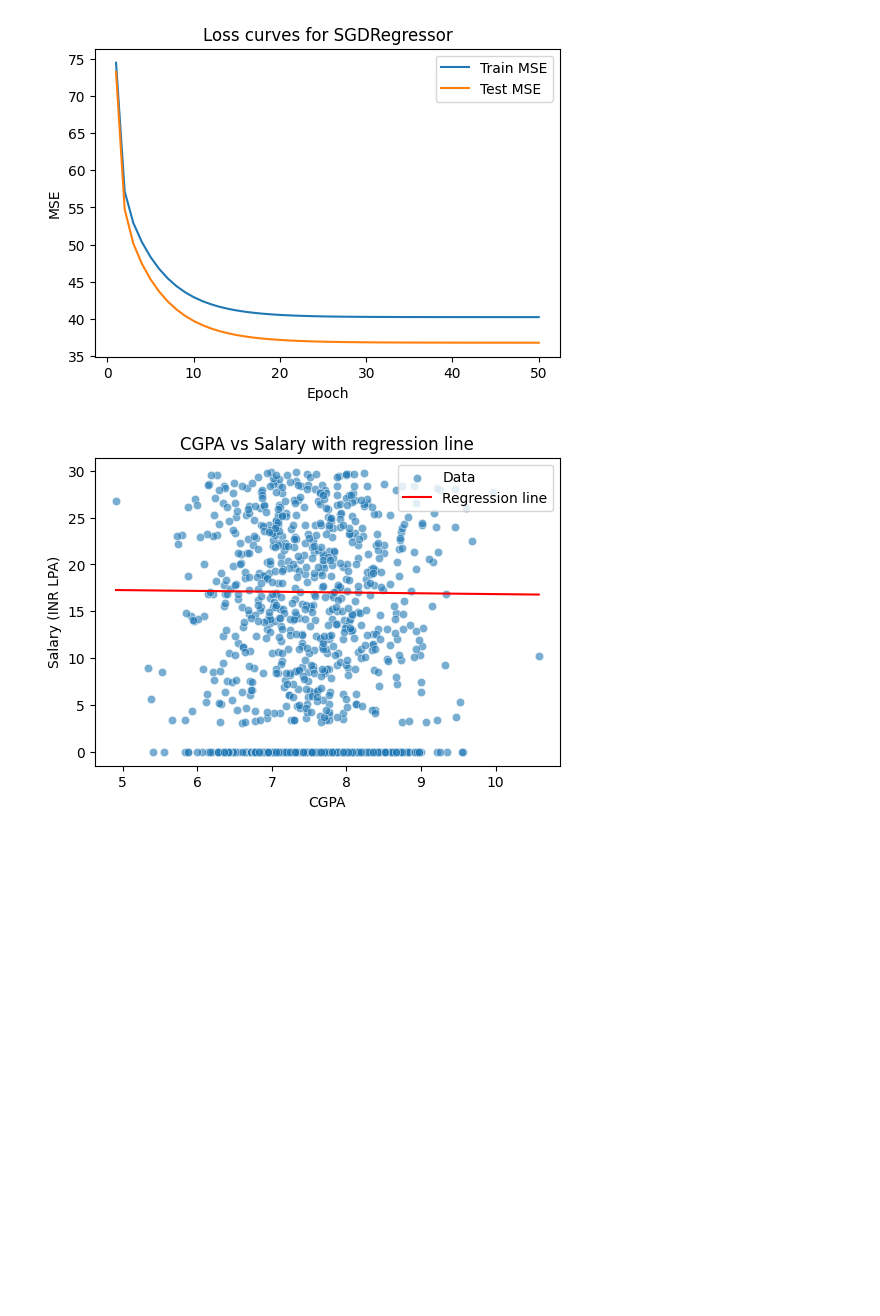
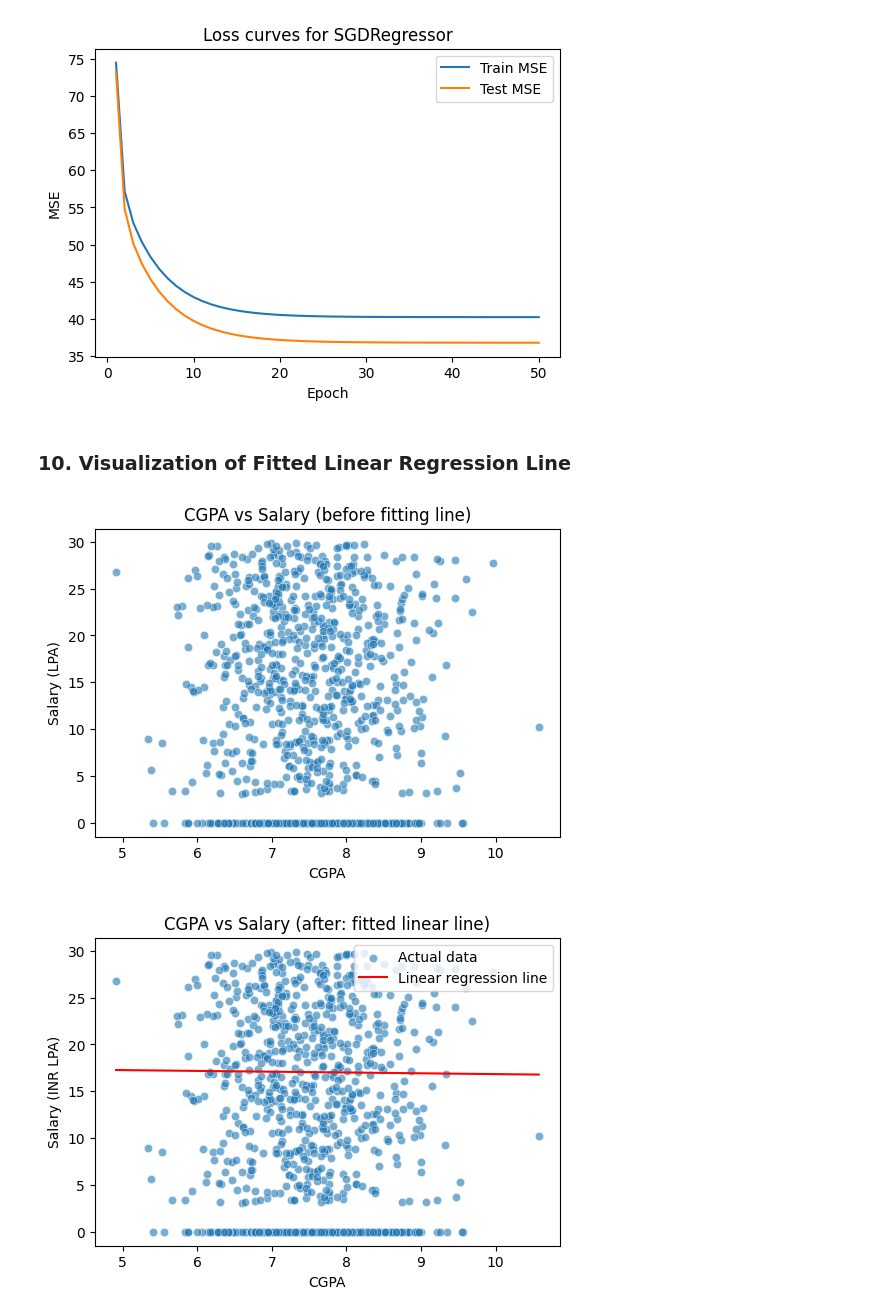
Before and after one commit to alusamuel/linear_regression_model, a Jupyter notebook: summative/linear_regression/multivariate.ipynb, the cells around one changed output. Drawn from its saved outputs; the diff is of its cells as text; code cells hidden in the pictures; blank space fills up the shorter version.

Commit message:
Update training notebook and model artifact

```diff
--- a/summative/linear_regression/multivariate.ipynb
+++ b/summative/linear_regression/multivariate.ipynb
@@ -104,0 +182,24 @@ mse_train_lr, mse_test_lr, r2_train_lr, r2_test_lr
+# %%
+models = {
+    "linreg": LinearRegression(),
+    "dt": DecisionTreeRegressor(random_state=42, max_depth=5),
+    "rf": RandomForestRegressor(random_state=42, n_estimators=100, max_depth=7),
+}
+
+results = {}
+
+for name, base_model in models.items():
+    pipe = Pipeline(steps=[
+        ("preprocess", preprocessor),
+        ("model", base_model)
+    ])
+    pipe.fit(X_train, y_train);
+    y_train_pred = pipe.predict(X_train)
+    y_test_pred = pipe.predict(X_test)
+    results[name] = {
+        "pipe": pipe,
+        "train_mse": mean_squared_error(y_train, y_train_pred),
+        "test_mse": mean_squared_error(y_test, y_test_pred),
+    }
+
+results
@@ -186,24 +299,37 @@ plt.legend()
 plt.show()
 # %% [output]
 [figure]
+# %% [markdown]
+### 10. Visualization of Fitted Linear Regression Line
 # %%
-# Use linear model predictions for visualization
+# Before raw data
+plt.figure(figsize=(6, 4))
+sns.scatterplot(data=df, x="CGPA", y="Salary (INR LPA)", alpha=0.6)
+plt.title("CGPA vs Salary (before fitting line)")
+plt.xlabel("CGPA")
+plt.ylabel("Salary (LPA)")
+plt.show()
+
+# After regression line using the linear regression pipeline
+linreg_pipe = results["linreg"]["pipe"]
+
 cgpa_range = np.linspace(df["CGPA"].min(), df["CGPA"].max(), 100)
 viz_df = pd.DataFrame({
     "CGPA": cgpa_range,
     "Internships": df["Internships"].median(),
     "Placed": df["Placed"].mode()[0]
 })
 
-salary_pred_line = linreg.predict(viz_df)
+salary_line = linreg_pipe.predict(viz_df)
 
 plt.figure(figsize=(6, 4))
-sns.scatterplot(data=df, x="CGPA", y="Salary (INR LPA)", alpha=0.6, label="Data")
-plt.plot(cgpa_range, salary_pred_line, color="red", label="Regression line")
+sns.scatterplot(data=df, x="CGPA", y="Salary (INR LPA)", alpha=0.6, label="Actual data")
+plt.plot(cgpa_range, salary_line, color="red", label="Linear regression line")
+plt.title("CGPA vs Salary (after: fitted linear line)")
 plt.xlabel("CGPA")
 plt.ylabel("Salary (INR LPA)")
-plt.title("CGPA vs Salary with regression line")
 plt.legend()
 plt.show()
 # %% [output]
-[figure, old version]
+[figure, new version]
+[figure, added]
```
Also changed, not shown: parts of 29 cells of this notebook, 1 other file.
